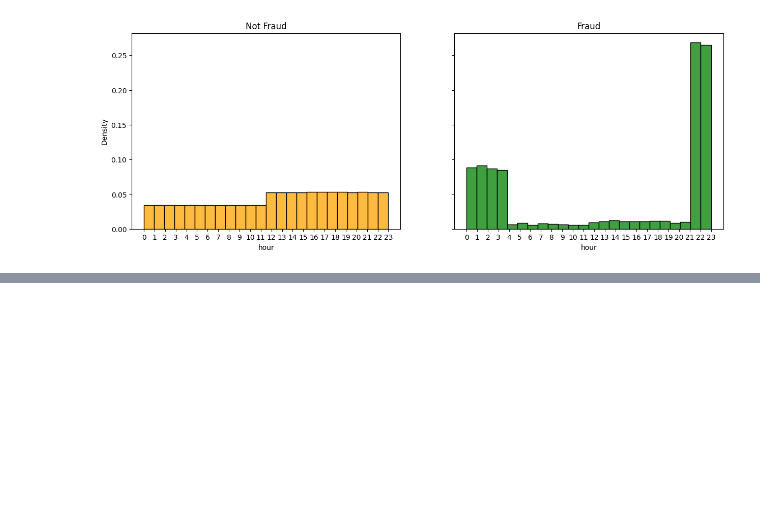
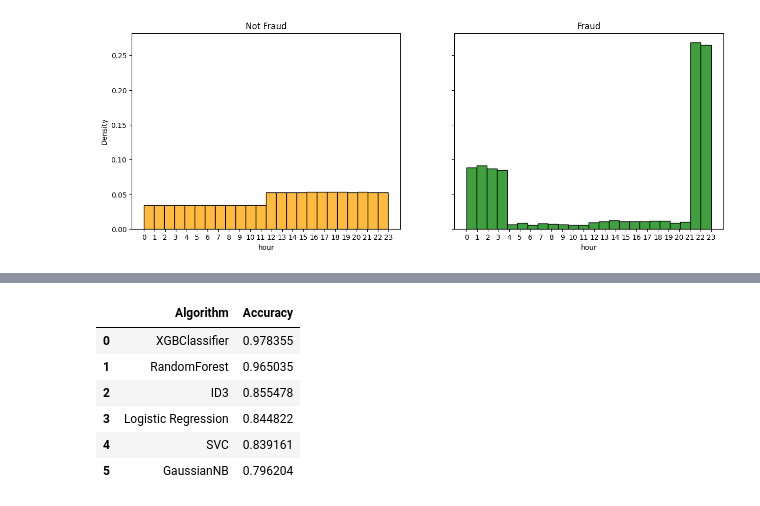
Before and after one commit to vamsikrishna077/CODEWAY, a Jupyter notebook: fraudtrans.ipynb, the cells around one changed output, grey strips where cells are left out. Cells and saved outputs as stored; diff of their text form; code cells hidden in the pictures; blank space fills up the shorter version.

```diff
--- a/fraudtrans.ipynb
+++ b/fraudtrans.ipynb
@@ -179,0 +273,8 @@ train_d['merchant'] = train_d['merchant'].apply(lambda x : x.replace('fraud_',''
+# %%
+from sklearn.svm import LinearSVC
+sv_model = LinearSVC(max_iter=1000)
+sv_model.fit(X_train_imputed,y_train)
+predict_sv=sv_model.predict(X_test_imputed)
+print(classification_report(y_test, predict_sv))
+sv_accuracy = accuracy_score(y_test,predict_sv)
+print('Support vector accuracy is: {:.2f}%'.format(sv_accuracy*100))
@@ -179,0 +292,7 @@ train_d['merchant'] = train_d['merchant'].apply(lambda x : x.replace('fraud_',''
+# %%
+DT = DecisionTreeClassifier(max_depth=(1), random_state=0)
+DT.fit(X_train_imputed, y_train)
+predict_ID3 = DT.predict(X_test_imputed)
+print(classification_report(y_test, predict_ID3))
+ID3_accuracy = accuracy_score(predict_ID3,y_test)
+print('ID3 model accuracy is: {:.2f}%'.format(ID3_accuracy*100))
@@ -179,0 +354,15 @@ train_d['merchant'] = train_d['merchant'].apply(lambda x : x.replace('fraud_',''
+# %%
+Algorithms = ['XGBClassifier', 'RandomForest', 'ID3', 'Logistic Regression', 'SVC', 'GaussianNB']
+accuracy = [XGB_accuracy, RF_accuracy, ID3_accuracy, LR_accuracy, sv_accuracy, nv_accuracy]
+
+FinalResult=pd.DataFrame({'Algorithm':Algorithms, 'Accuracy':accuracy})
+
+FinalResult
+# %% [output]
+|  | Algorithm | Accuracy |
+| 0 | XGBClassifier | 0.978355 |
+| 1 | RandomForest | 0.965035 |
+| 2 | ID3 | 0.855478 |
+| 3 | Logistic Regression | 0.844822 |
+| 4 | SVC | 0.839161 |
+| 5 | GaussianNB | 0.796204 |
```
Also changed, not shown: parts of 21 cells of this notebook.
